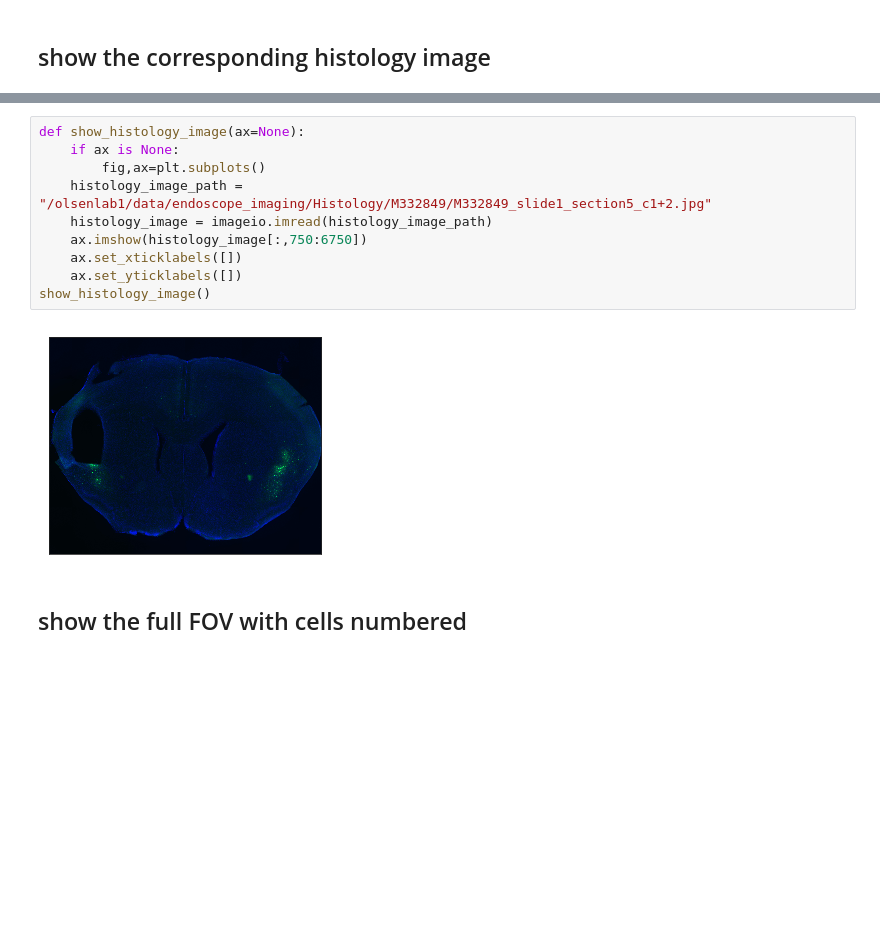
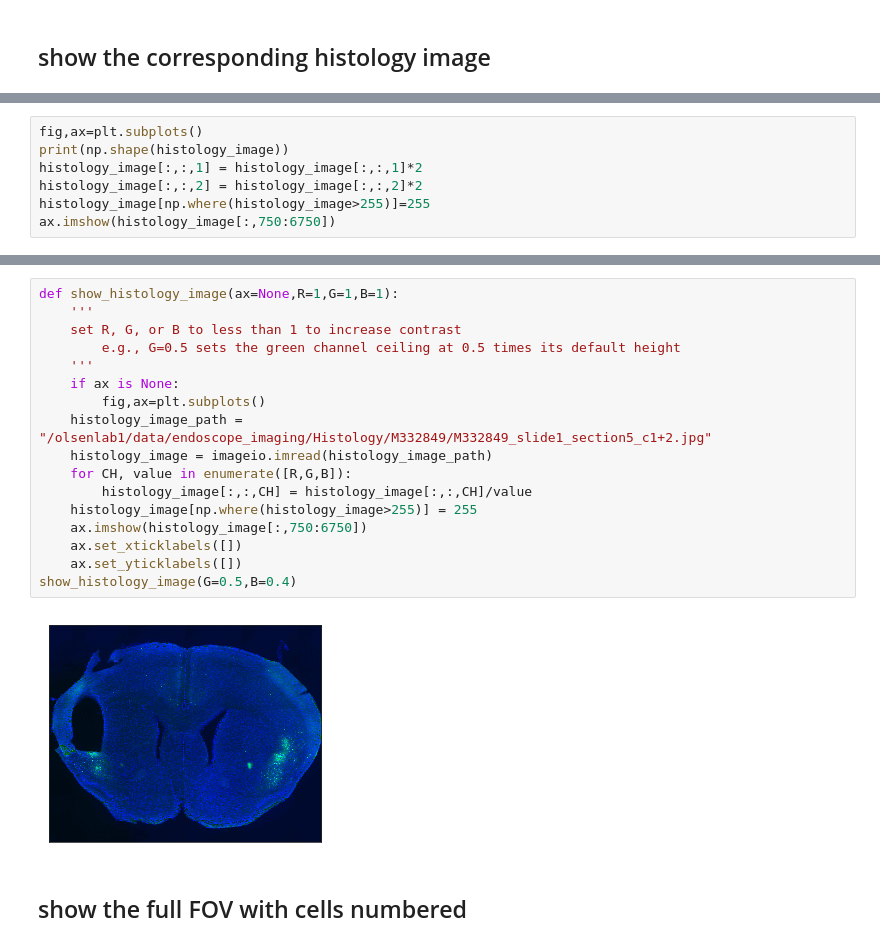
Before and after one commit to AllenInstitute/claustrum_imaging_manuscript, a Jupyter notebook: figure_1/figure_1.ipynb, the cells around one changed output, grey strips where cells are left out. Drawn from its saved outputs; the diff is of its cells as text; blank space fills up the shorter version.

Commit message:
adjust contrast on histology image in fig1
Former-commit-id: 808d4e9b1ea806f8f6160c422f027ea63bd375f4

```diff
--- a/figure_1/figure_1.ipynb
+++ b/figure_1/figure_1.ipynb
@@ -88,0 +93,7 @@ show_atlas_image(aspect='both')
+# %%
+fig,ax=plt.subplots()
+print(np.shape(histology_image))
+histology_image[:,:,1] = histology_image[:,:,1]*2
+histology_image[:,:,2] = histology_image[:,:,2]*2
+histology_image[np.where(histology_image>255)]=255
+ax.imshow(histology_image[:,750:6750])
@@ -89,15 +104,22 @@ show_atlas_image(aspect='both')
 # %%
-def show_histology_image(ax=None):
+def show_histology_image(ax=None,R=1,G=1,B=1):
+    '''
+    set R, G, or B to less than 1 to increase contrast
+        e.g., G=0.5 sets the green channel ceiling at 0.5 times its default height
+    '''
     if ax is None:
         fig,ax=plt.subplots()
     histology_image_path = "/olsenlab1/data/endoscope_imaging/Histology/M332849/M332849_slide1_section5_c1+2.jpg"
     histology_image = imageio.imread(histology_image_path)
+    for CH, value in enumerate([R,G,B]):
+        histology_image[:,:,CH] = histology_image[:,:,CH]/value
+    histology_image[np.where(histology_image>255)] = 255
     ax.imshow(histology_image[:,750:6750])
     ax.set_xticklabels([])
     ax.set_yticklabels([])
-show_histology_image()
+show_histology_image(G=0.5,B=0.4)
 # %% [output]
-[figure, old version]
+[figure, new version]
 # %% [markdown]
 ## show the full FOV with cells numbered
 # %%
```
Also changed, not shown: parts of 4 cells of this notebook, 2 other files.
